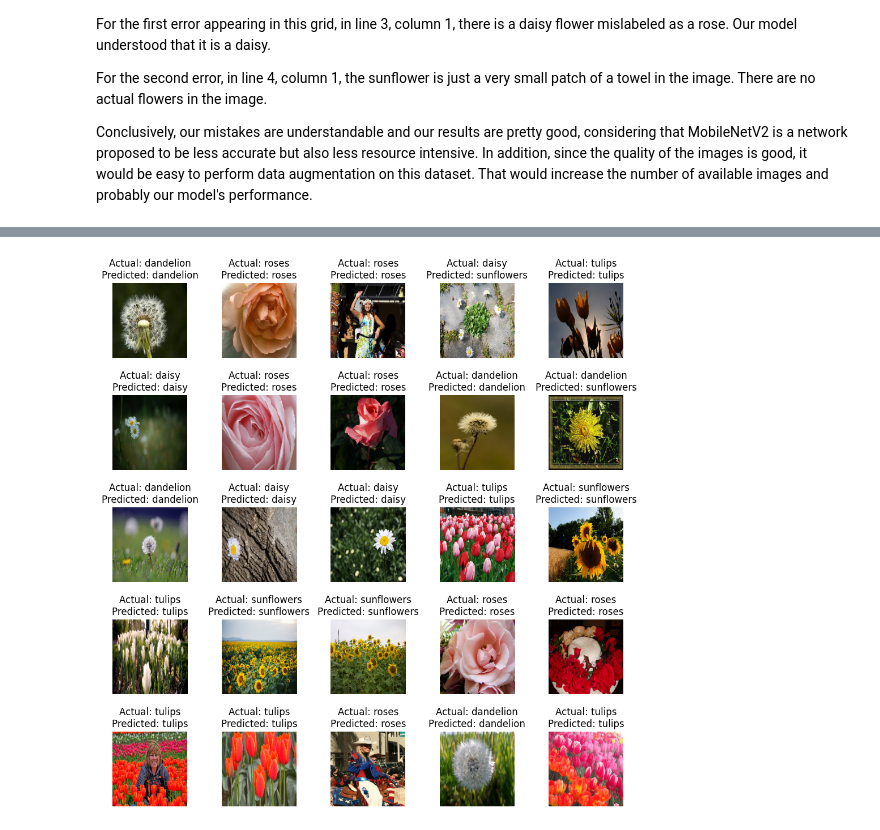
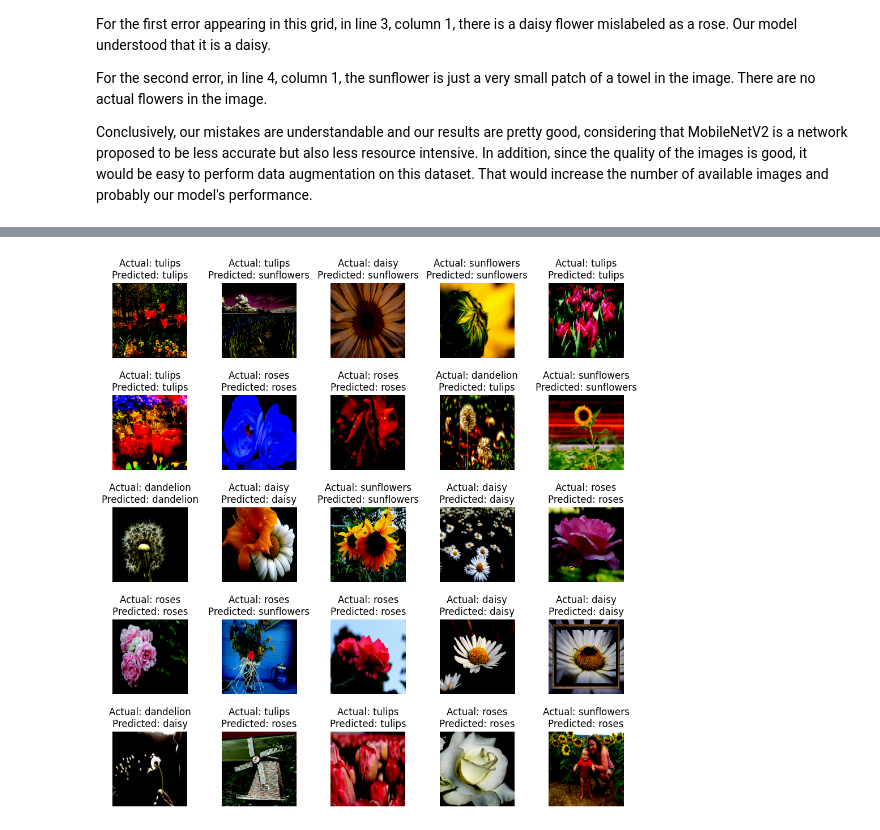
Before and after one commit to HaiDang2107/AdversarialTraining, a Jupyter notebook: demo/notebook/flower-classification-mobilenetv2.ipynb, the cells around one changed output, grey strips where cells are left out. Saved outputs shown, nothing was run; the diff lists cells and outputs as text; code cells hidden in the pictures.

```diff
--- a/demo/notebook/flower-classification-mobilenetv2.ipynb
+++ b/demo/notebook/flower-classification-mobilenetv2.ipynb
@@ -151,0 +119,36 @@ Found 469 images belonging to 5 classes.
+# %%
+def count_files_in_dir(path):
+    """Hàm đếm tổng số file trong một thư mục và các thư mục con"""
+    total_files = 0
+    for dir_path, dir_names, files in os.walk(path):
+        total_files += len(files)
+    return total_files
+
+# 1. Đếm số lượng ảnh trong từng thư mục
+train_val_dir = '/kaggle/input/datasets/haidangg/flowerdataset/flower_photos'
+test_dir = '/kaggle/input/datasets/haidangg/flowerdataset/flower_photos_test'
+
+num_train_val = count_files_in_dir(train_val_dir)
+num_test = count_files_in_dir(test_dir)
+
+# 2. Tính tổng số lượng ảnh của toàn bộ dataset
+total_samples = num_train_val + num_test
+
+# 3. Tính phần trăm
+if total_samples > 0:
+    train_val_percent = (num_train_val / total_samples) * 100
+    test_percent = (num_test / total_samples) * 100
+else:
+    train_val_percent = test_percent = 0
+
+# ==========================================
+# IN KẾT QUẢ
+# ==========================================
+print("="*40)
+print(f"📊 THỐNG KÊ SỐ LƯỢNG DATASET HIỆN TẠI:")
+print("="*40)
+print(f"📁 Thư mục '{train_val_dir}' (Train/Val): {num_train_val} ảnh ({train_val_percent:.2f}%)")
+print(f"📁 Thư mục '{test_dir}' (Test):       {num_test} ảnh ({test_percent:.2f}%)")
+print("-"*40)
+print(f"Total dataset: {total_samples} ảnh (100.00%)")
+print("="*40)
@@ -253,7 +350,7 @@ _________________________________________________________________
 early_stopping_cb = keras.callbacks.EarlyStopping(min_delta=0.01,
                                                   patience=6,
                                                   restore_best_weights=True)
-lr_reducer_cb = keras.callbacks.ReduceLROnPlateau(patience=3,
+lr_reducer_cb = keras.callbacks.ReduceLROnPlateau(patience=5,
                                                   min_delta=0.01)
 
 # Learning rate of 0.001 performs better than other tested values.
@@ -325,11 +422,11 @@ To evaluate our model we create a new data generator using the images previously
 Using TensorFlow's `evaluate` method, an accuracy of 89% is reported. This is quite good considering that we have only 3670 images and that some images seem to be incorrectly labeled, as shown later.
 # %%
 test_datagen = keras.preprocessing.image.ImageDataGenerator(
-    rescale=1/255
+    preprocessing_function=preprocess_input  # Sử dụng hàm tiền xử lý chính xác
 )
 
 test_flow = test_datagen.flow_from_directory(
-    'flower_photos_test',
+    test_dir,
     batch_size=batch_size,
     target_size=(224, 224),
     shuffle=False
@@ -389,7 +486,7 @@ Conclusively, our mistakes are understandable and our results are pretty good, c
 # %%
 # New generator to get random images (shuffle=True).
 test_flow = test_datagen.flow_from_directory(
-    'flower_photos_test',
+    test_dir,
     batch_size=batch_size,
     target_size=(224, 224),
     seed=0
@@ -424,4 +538,4 @@ Found 527 images belonging to 5 classes.
-[figure, old version]
+[figure, new version]
 # %%
 mobilenetv2_retrained.save('my_flower_model.keras') # Lưu model
 # %%
```
Also changed, not shown: parts of 16 cells of this notebook, 21 other files.
